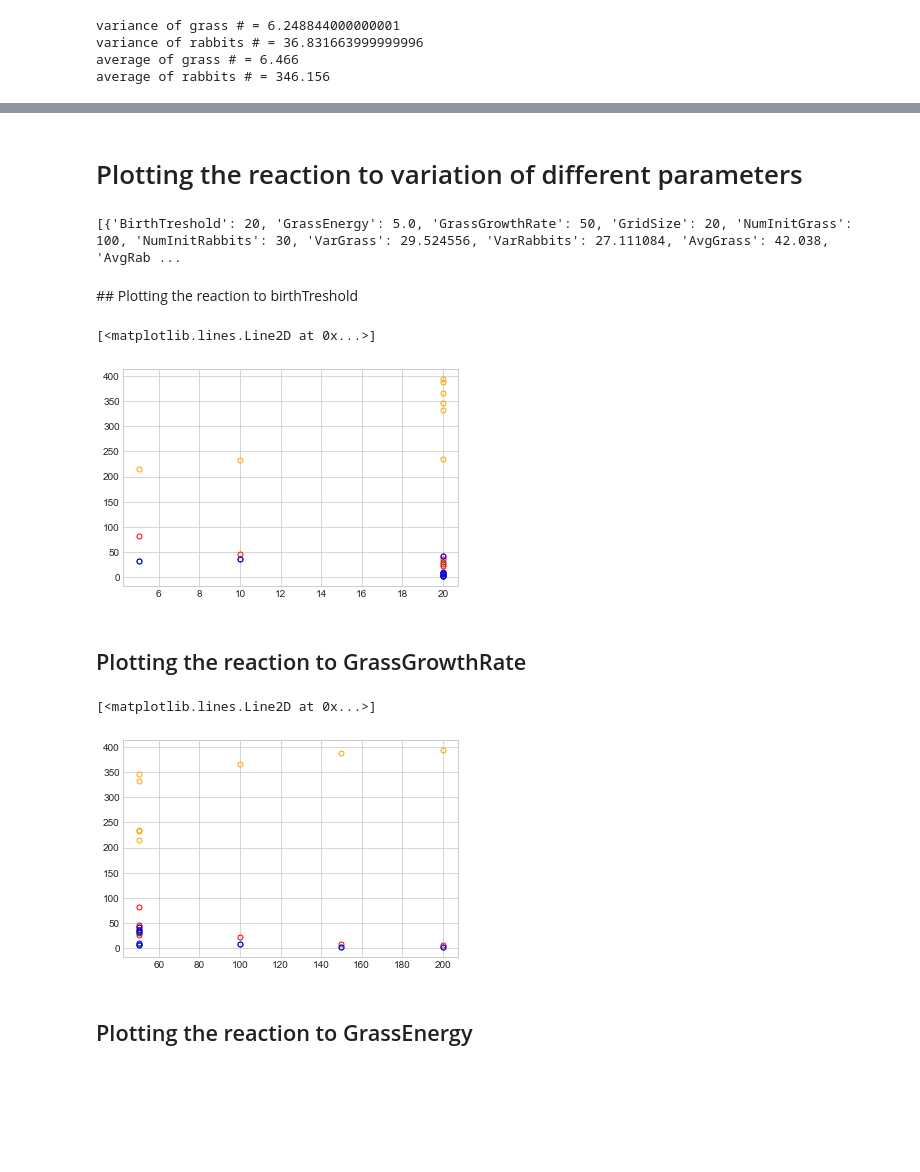
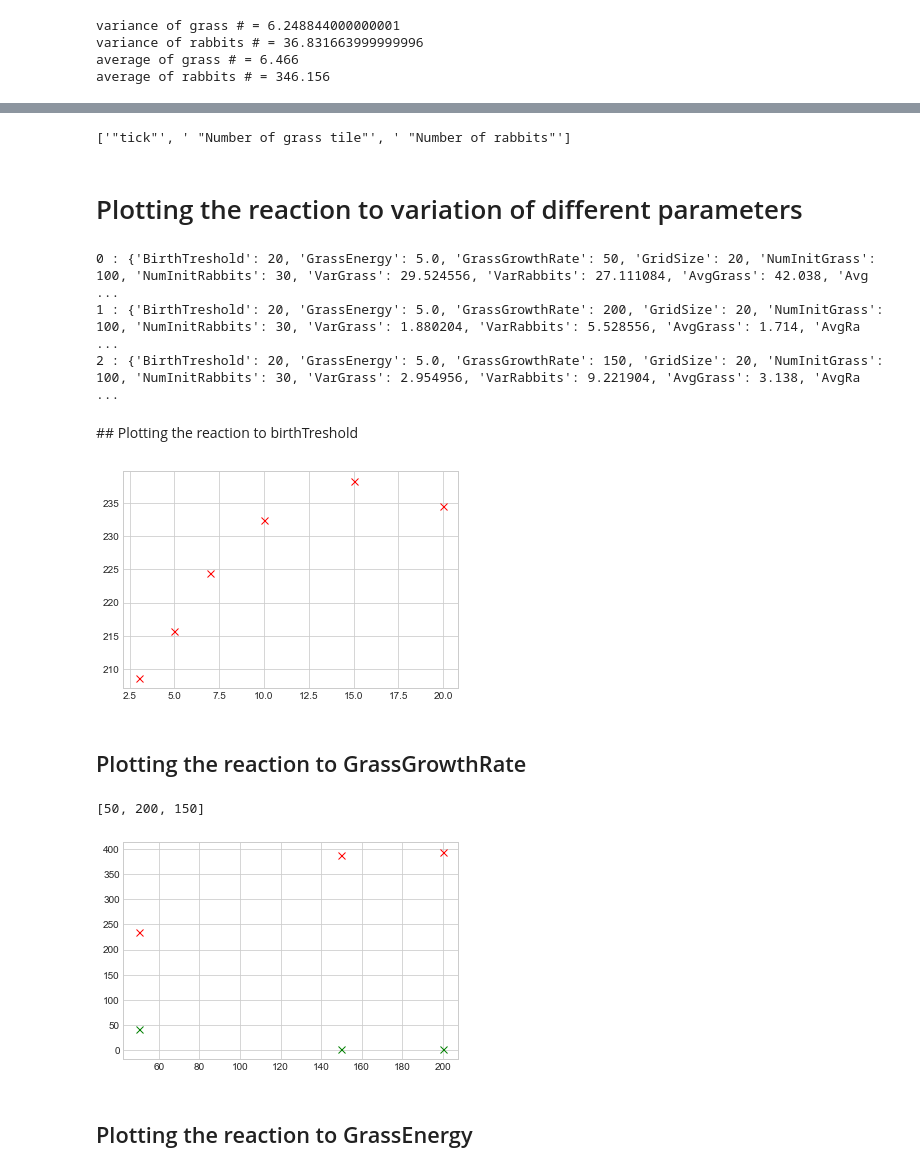
Before and after one commit to RenardDesNeiges/CS-430_1_Rabbits, a Jupyter notebook: report/plots/plot_notebook.ipynb, the cells around one changed output, grey strips where cells are left out. Drawn from its saved outputs; the diff is of its cells as text; code cells hidden in the pictures; blank space fills up the shorter version.

```diff
--- a/report/plots/plot_notebook.ipynb
+++ b/report/plots/plot_notebook.ipynb
@@ -495,0 +599,2 @@ average of rabbits # = 346.156
+# %%
+(ticks_11,grass_11,rabbits_11) = parseCSV('simRun_11.txt')
@@ -495,0 +647,2 @@ average of rabbits # = 346.156
+# %%
+(ticks_12,grass_12,rabbits_12) = parseCSV('simRun_12.txt')
@@ -495,0 +695,4 @@ average of rabbits # = 346.156
+# %%
+(ticks_13,grass_13,rabbits_13) = parseCSV('simRun_13.txt')
+# %% [output]
+['"tick"', ' "Number of grass tile"', ' "Number of rabbits"']
@@ -496,38 +728,44 @@ average of rabbits # = 346.156
 # %% [markdown]
 # Plotting the reaction to variation of different parameters
-# %%
-print(simulations)
-# %% [output]
-[{'BirthTreshold': 20, 'GrassEnergy': 5.0, 'GrassGrowthRate': 50, 'GridSize': 20, 'NumInitGrass': 100, 'NumInitRabbits': 30, 'VarGrass': 29.524556, 'VarRabbits': 27.111084, 'AvgGrass': 42.038, 'AvgRab ...
+# %%
+#print(simulations)
+i = 0
+for sim in simulations:
+    print(str(i) + " : " + str(sim))
+    i = i + 1
+# %% [output]
+0 : {'BirthTreshold': 20, 'GrassEnergy': 5.0, 'GrassGrowthRate': 50, 'GridSize': 20, 'NumInitGrass': 100, 'NumInitRabbits': 30, 'VarGrass': 29.524556, 'VarRabbits': 27.111084, 'AvgGrass': 42.038, 'Avg ...
+1 : {'BirthTreshold': 20, 'GrassEnergy': 5.0, 'GrassGrowthRate': 200, 'GridSize': 20, 'NumInitGrass': 100, 'NumInitRabbits': 30, 'VarGrass': 1.880204, 'VarRabbits': 5.528556, 'AvgGrass': 1.714, 'AvgRa ...
+2 : {'BirthTreshold': 20, 'GrassEnergy': 5.0, 'GrassGrowthRate': 150, 'GridSize': 20, 'NumInitGrass': 100, 'NumInitRabbits': 30, 'VarGrass': 2.954956, 'VarRabbits': 9.221904, 'AvgGrass': 3.138, 'AvgRa ...
 # %% [markdown]
 ## Plotting the reaction to birthTreshold
 # %%
 plt.style.use('seaborn-whitegrid')
 
 #initialize the plot object
 fig = plt.figure()
 ax = plt.axes()
 
 x = list((sim['BirthTreshold'] for sim in simulations))
 
-mk = 'o'
-sz = 5
+sz = 7
 
 #plotting
-y = list((sim['VarGrass'] for sim in simulations))
-ax.plot(x, y,color="green", linewidth=0,marker=mk,markersize=sz,fillstyle='none')
+# y = list((sim['VarGrass'] for sim in simulations))
+# ax.plot(x, y,color="green", linewidth=0,marker='o',markersize=sz,fillstyle='none')
 
-y = list((sim['VarRabbits'] for sim in simulations))
-ax.plot(x, y,color="red", linewidth=0,marker=mk,markersize=sz,fillstyle='none')
+# y = list((sim['VarRabbits'] for sim in simulations))
+# ax.plot(x, y,color="red", linewidth=0,marker='o',markersize=sz,fillstyle='none')
 
-y = list((sim['AvgGrass'] for sim in simulations))
-ax.plot(x, y,color="blue", linewidth=0,marker=mk,markersize=sz,fillstyle='none')
+#y = list((sim['AvgGrass'] for sim in simulations))
+#ax.plot(x, y,color="green", linewidth=0,marker='x',markersize=sz,fillstyle='none')
 
 y = list((sim['AvgRabbits'] for sim in simulations))
-ax.plot(x, y,color="orange", linewidth=0,marker=mk,markersize=sz,fillstyle='none')
+ax.plot(x, y,color="red", linewidth=0,marker='x',markersize=sz,fillstyle='none')
+
+plt.savefig("rabbits_btresh.png",dpi=300)
 # %% [output]
-[<matplotlib.lines.Line2D at 0x...>]
-[figure, old version]
+[figure, new version]
 # %% [markdown]
 ## Plotting the reaction to GrassGrowthRate
 # %%
@@ -539,24 +777,27 @@ ax = plt.axes()
 
 x = list((sim['GrassGrowthRate'] for sim in simulations))
 
-mk = 'o'
-sz = 5
+print(x)
+
+sz = 7
 
 #plotting
-y = list((sim['VarGrass'] for sim in simulations))
-ax.plot(x, y,color="green", linewidth=0,marker=mk,markersize=sz,fillstyle='none')
+# y = list((sim['VarGrass'] for sim in simulations))
+# ax.plot(x, y,color="green", linewidth=0,marker='o',markersize=sz,fillstyle='none')
 
-y = list((sim['VarRabbits'] for sim in simulations))
-ax.plot(x, y,color="red", linewidth=0,marker=mk,markersize=sz,fillstyle='none')
+# y = list((sim['VarRabbits'] for sim in simulations))
+# ax.plot(x, y,color="red", linewidth=0,marker='o',markersize=sz,fillstyle='none')
 
 y = list((sim['AvgGrass'] for sim in simulations))
-ax.plot(x, y,color="blue", linewidth=0,marker=mk,markersize=sz,fillstyle='none')
+ax.plot(x, y,color="green", linewidth=0,marker='x',markersize=sz,fillstyle='none')
 
 y = list((sim['AvgRabbits'] for sim in simulations))
-ax.plot(x, y,color="orange", linewidth=0,marker=mk,markersize=sz,fillstyle='none')
+ax.plot(x, y,color="red", linewidth=0,marker='x',markersize=sz,fillstyle='none')
+
+plt.savefig("ggrate.png",dpi=300)
 # %% [output]
-[<matplotlib.lines.Line2D at 0x...>]
+[50, 200, 150]
-[figure, old version]
+[figure, new version]
 # %% [markdown]
 ## Plotting the reaction to GrassEnergy
 # %%
```
Also changed, not shown: parts of 17 cells of this notebook, 12 other files.
